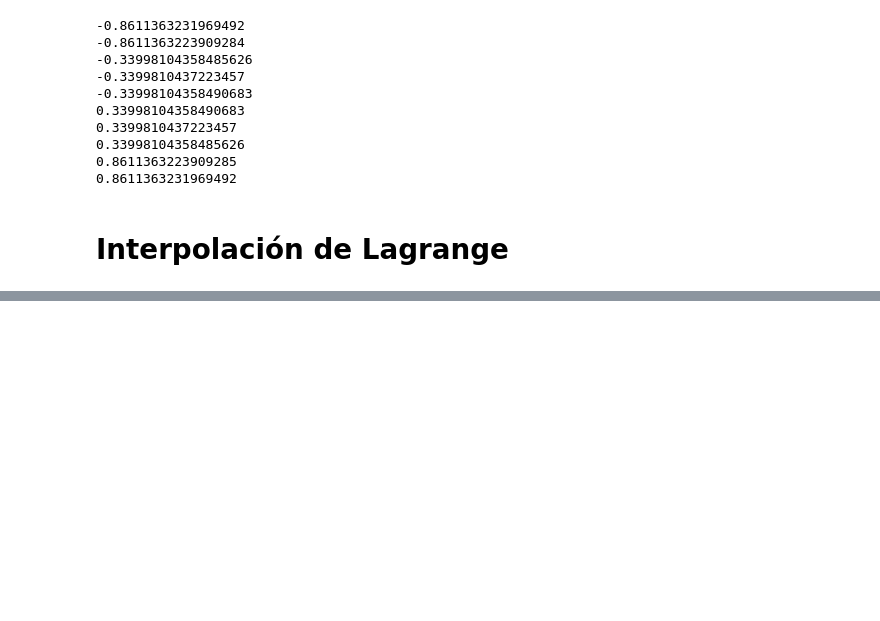
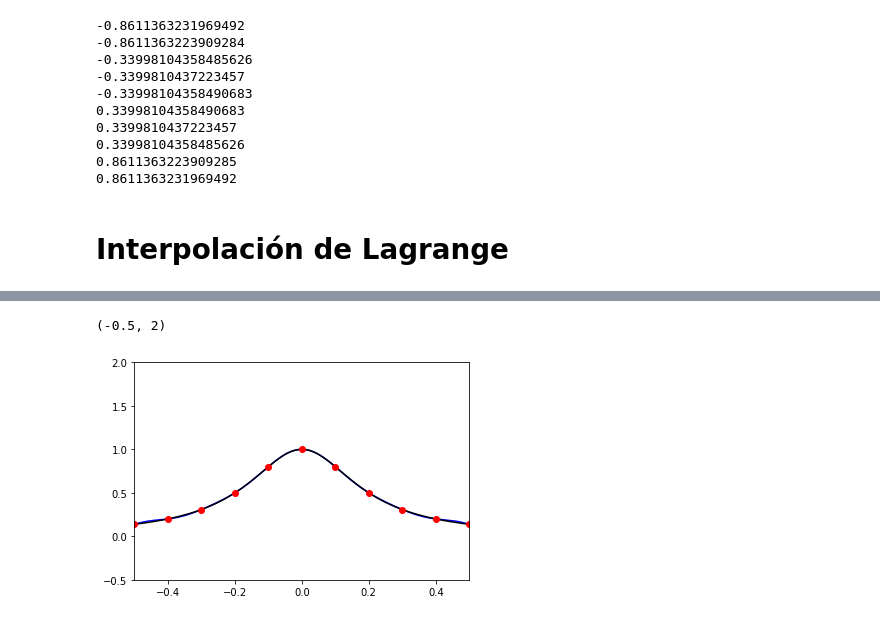
Before and after one commit to ray530/MetodosCompu2021, a Jupyter notebook: Week3/Newton_Interpolacion.ipynb, the cells around one changed output, grey strips where cells are left out. Cells and saved outputs as stored; diff of their text form; code cells hidden in the pictures; blank space fills up the shorter version.

```diff
--- a/Week3/Newton_Interpolacion.ipynb
+++ b/Week3/Newton_Interpolacion.ipynb
@@ -123,0 +126,29 @@ plt.legend()
+# %%
+# Definamos una funcion general
+
+def f(x):
+
+    return 1/(25*x**2+1)
+# %%
+xi, xf = -1., 1.
+n = 20 # Grado del polinomio
+
+h = (xf-xi)/n
+
+X = np.arange(xi,xf+h,h)
+Y = f(X)
+# %%
+h2 = (xf-xi)/1000
+Data = np.arange(xi,xf+h2,h2)
+# %%
+px = Poly(Data,X,Y,n)
+fx = f(Data)
+# %%
+plt.plot(Data,px,'b')
+plt.plot(Data,fx,'k')
+plt.plot(X,Y,'ro')
+plt.xlim(-0.50,0.5)
+plt.ylim(-0.50,2)
+# %% [output]
+(-0.5, 2)
+[figure, added]
```
Also changed, not shown: parts of 2 cells of this notebook.
